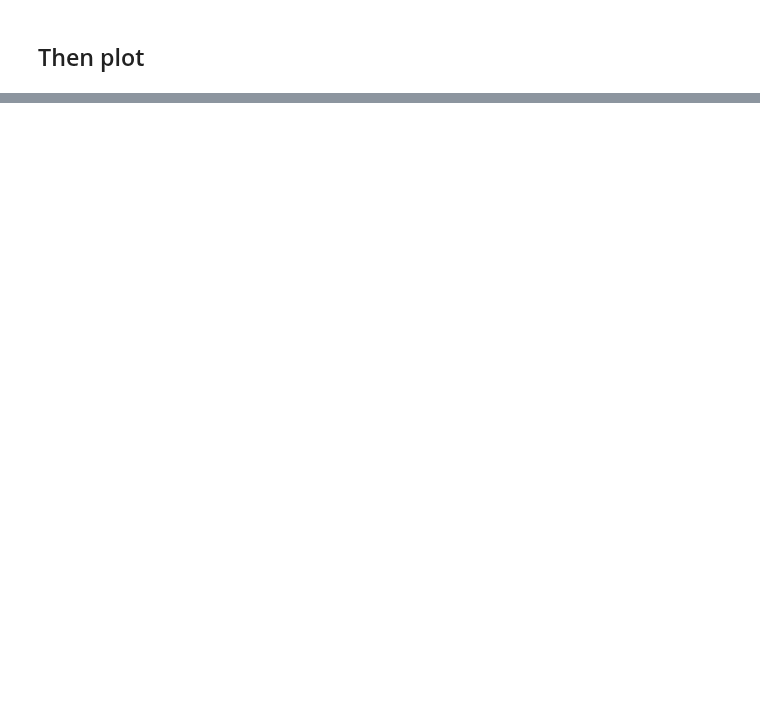
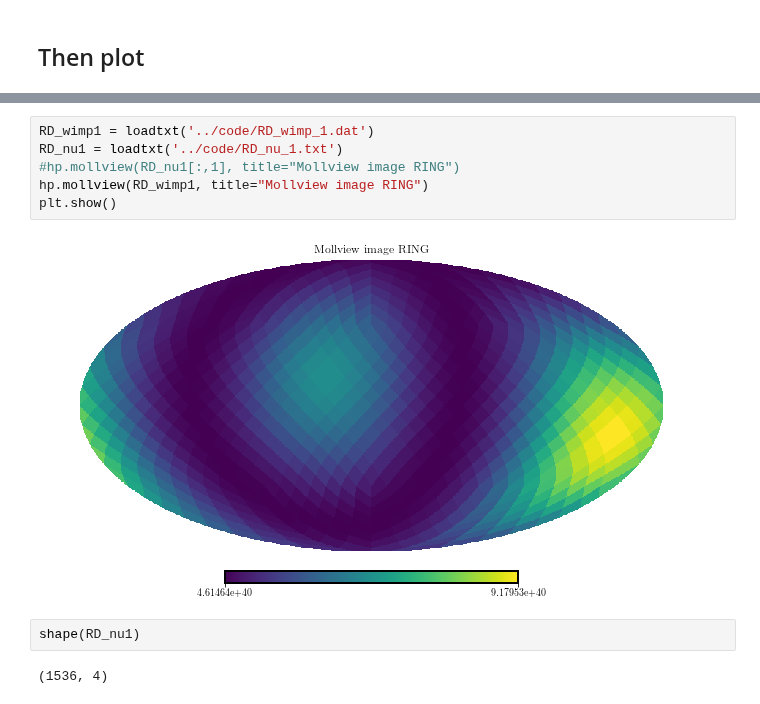
Before and after one commit to cajohare/CYGNUS, a Jupyter notebook: python/Plot_SI_limits.ipynb, the cells around one changed output, grey strips where cells are left out. Drawn from its saved outputs; the diff is of its cells as text; blank space fills up the shorter version.

```diff
--- a/python/Plot_SI_limits.ipynb
+++ b/python/Plot_SI_limits.ipynb
@@ -121,0 +130,12 @@ plt.show()
+# %%
+RD_wimp1 = loadtxt('../code/RD_wimp_1.dat')
+RD_nu1 = loadtxt('../code/RD_nu_1.txt')
+#hp.mollview(RD_nu1[:,1], title="Mollview image RING")
+hp.mollview(RD_wimp1, title="Mollview image RING")
+plt.show()
+# %% [output]
+[figure, added]
+# %%
+shape(RD_nu1)
+# %% [output]
+(1536, 4)
```
Also changed, not shown: parts of 11 cells of this notebook, 21 other files.
